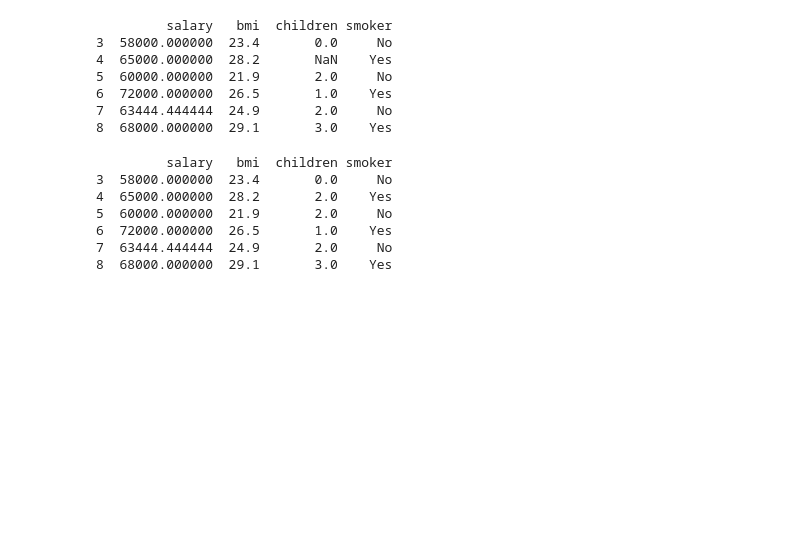
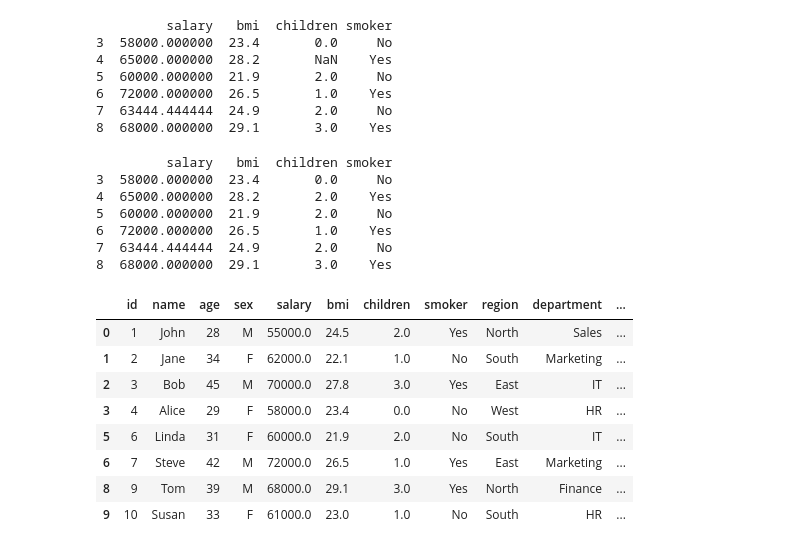
Before and after one commit to Md-Maruf-1727/LearningPractices, a Jupyter notebook: Pandas/Pandas6.ipynb, the cells around one changed output. Saved outputs shown, nothing was run; the diff lists cells and outputs as text; code cells hidden in the pictures; blank space fills up the shorter version.

```diff
--- a/Pandas/Pandas6.ipynb
+++ b/Pandas/Pandas6.ipynb
@@ -771,3 +773,17 @@ print(another_dataset.iloc[3:9, 4:8])
 #    lambda colum: colum.fillna(colum.min()) if colum.name == 'salary' else colum.fillna(colum.max())
 #)
 #another_dataset.iloc[3:9, 4:8]'''
+# %%
+#44.Missing value যুক্ত row drop করো।
+another_dataset1.dropna()
+#another_dataset1.dropna(axis=1)
+# %% [output]
+|  | id | name | age | sex | salary | bmi | children | smoker | region | department | ... |
+| 0 | 1 | John | 28 | M | 55000.0 | 24.5 | 2.0 | Yes | North | Sales | ... |
+| 1 | 2 | Jane | 34 | F | 62000.0 | 22.1 | 1.0 | No | South | Marketing | ... |
+| 2 | 3 | Bob | 45 | M | 70000.0 | 27.8 | 3.0 | Yes | East | IT | ... |
+| 3 | 4 | Alice | 29 | F | 58000.0 | 23.4 | 0.0 | No | West | HR | ... |
+| 5 | 6 | Linda | 31 | F | 60000.0 | 21.9 | 2.0 | No | South | IT | ... |
+| 6 | 7 | Steve | 42 | M | 72000.0 | 26.5 | 1.0 | Yes | East | Marketing | ... |
+| 8 | 9 | Tom | 39 | M | 68000.0 | 29.1 | 3.0 | Yes | North | Finance | ... |
+| 9 | 10 | Susan | 33 | F | 61000.0 | 23.0 | 1.0 | No | South | HR | ... |
```
Also changed, not shown: parts of 7 cells of this notebook.
